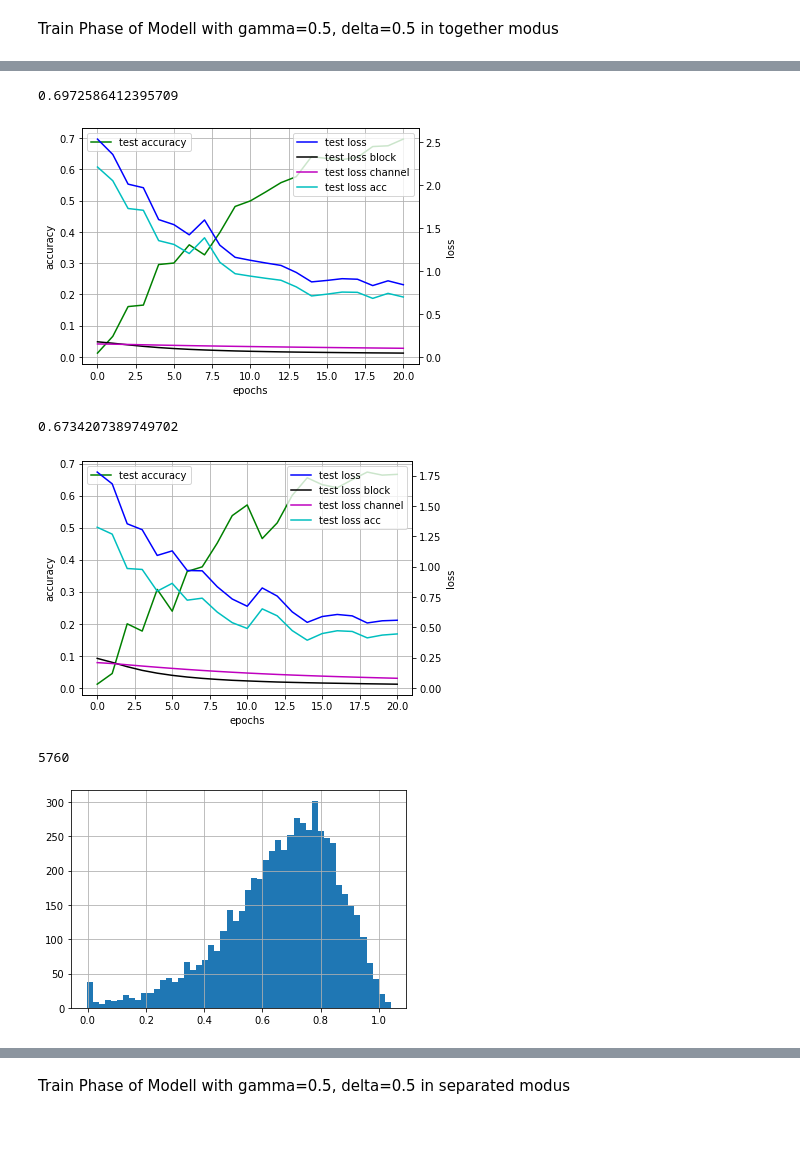
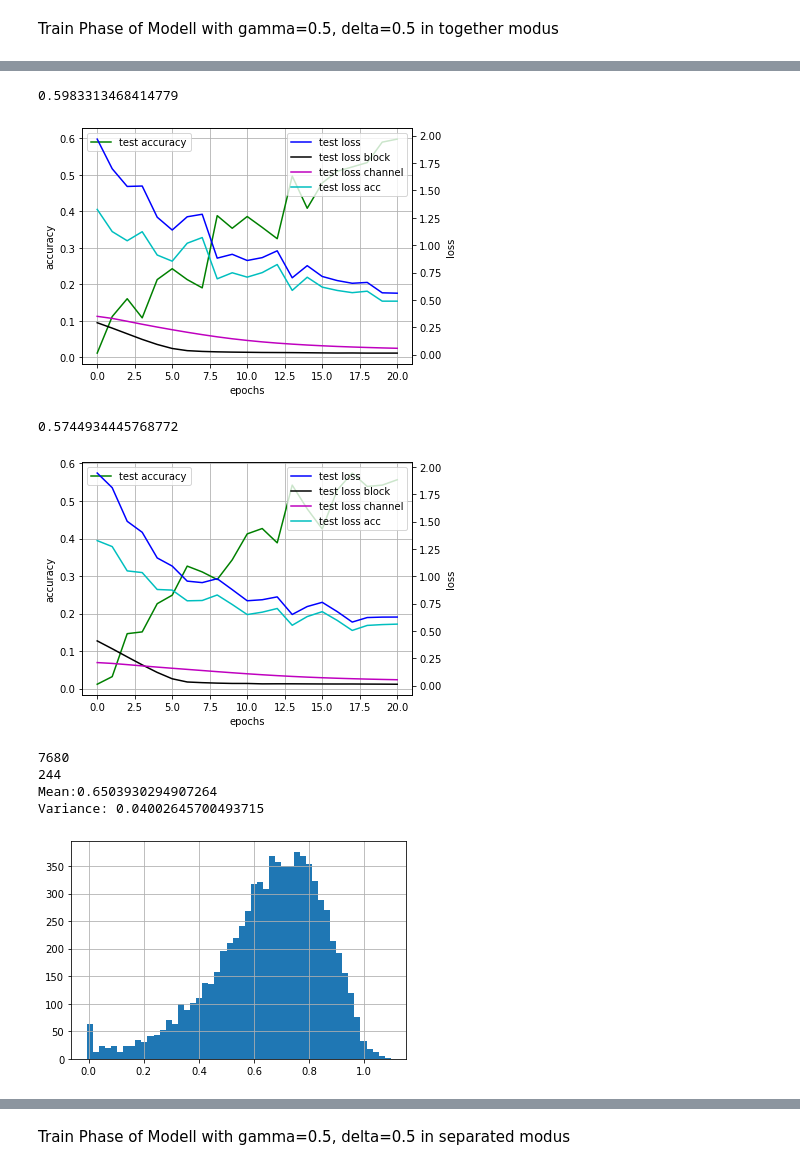
Before and after one commit to 1337Eddy/PruningBirdNet, a Jupyter notebook: visualizations.ipynb, the cells around one changed output, grey strips where cells are left out. Cells and saved outputs as stored; diff of their text form; code cells hidden in the pictures; blank space fills up the shorter version.

Commit message:
status before final training with CentEur 21.08

```diff
--- a/visualizations.ipynb
+++ b/visualizations.ipynb
@@ -282,6 +274,37 @@ def plot_hist(load_path, save_name, resolution=50, show=True):
     plt.savefig(save_name)
     if show:
         plt.show()
+# %%
+def plot_hist_new(load_path, save_name, resolution=50, show=True):
+    checkpoint = torch.load(load_path)
+    weights = checkpoint['model_state_dict']
+    pattern_bn_3 = "module\.classifier\.[0-9]+\.classifier\.[0-9]+\.classifier\.3+\.weight"
+    pattern_bn_7 = "module\.classifier\.[0-9]+\.classifier\.[0-9]+\.classifier\.7+\.weight"
+    pattern_ds_1 = "module\.classifier\.[0-9]+\.classifier\.[0-9]+\.classifierPath\.1+\.weight"
+    pattern_ds_4 = "module\.classifier\.[0-9]+\.classifier\.[0-9]+\.classifierPath\.4+\.weight"
+    pattern_ds_0 = "module\.classifier\.[0-9]+\.classifier\.[0-9]+\.batchnorm\.0+\.weight"
+    values = []
+
+    for key, item in weights.items():
+        bn_3 = re.search(pattern_bn_3, key)
+        bn_7 = re.search(pattern_bn_7, key)
+        ds_0 = re.search(pattern_ds_0, key)
+        ds_1 = re.search(pattern_ds_1, key)
+        ds_4 = re.search(pattern_ds_4, key)
+
+        if bn_3 or bn_7 or ds_1 or ds_4 or ds_0:
+            values += torch.squeeze(item).cpu().tolist()
+    values = np.array(values)
+    print(len(values))
+    print(len(list(filter(lambda i: i < 0.2, values))))
+    print("Mean:" + str(np.mean(values)))
+    print("Variance: " + str(np.var(values)))
+    plt.hist(values, resolution)
+    plt.grid()
+
+    plt.savefig(save_name)
+    if show:
+        plt.show()
 # %%
 def model_summary(path, input_dim=(1,64,384)):
     checkpoint = torch.load(path)
@@ -329,15 +352,18 @@ plot_train_phase_new("/media/eddy/datasets/models/no_maxpool/search_gamma_delta/
 # %%
-plot_train_phase_new("/media/eddy/datasets/models/no_maxpool/search_gamma_delta/gamma07_delta05/birdnet_final.pt", "/media/eddy/datasets/models/no_maxpool/search_gamma_delta/gamma07_delta05/")
+plot_train_phase_new("/media/eddy/datasets/models/SSS_hard_temp/search_baseline/delta07_gamma05/birdnet_final.pt")
 # %% [output]
-0.6972586412395709
+0.5983313468414779
-[figure, old version]
+[figure, new version]
 # %%
-plot_train_phase_new("/media/eddy/datasets/models/no_maxpool/search_gamma_delta/gamma07_delta07/birdnet_final.pt", "/media/eddy/datasets/models/no_maxpool/search_gamma_delta/gamma07_delta07/")
+plot_train_phase_new("/media/eddy/datasets/models/SSS_hard_temp/search_baseline/delta07_gamma07/birdnet_final.pt")
 # %% [output]
-0.6734207389749702
+0.5744934445768772
-[figure, old version]
+[figure, new version]
 # %%
-plot_hist("/media/eddy/datasets/models/no_maxpool/search_gamma_delta/gamma03_delta03/birdnet_final.pt", "")
+plot_hist_new("/media/eddy/datasets/models/SSS_hard_temp/search_baseline/delta03_gamma03/birdnet_final.pt", "")
 # %% [output]
-5760
+7680
+244
+Mean:0.6503930294907264
+Variance: 0.04002645700493715
-[figure, old version]
+[figure, new version]
```
Also changed, not shown: parts of 36 cells of this notebook, 2 other files.
